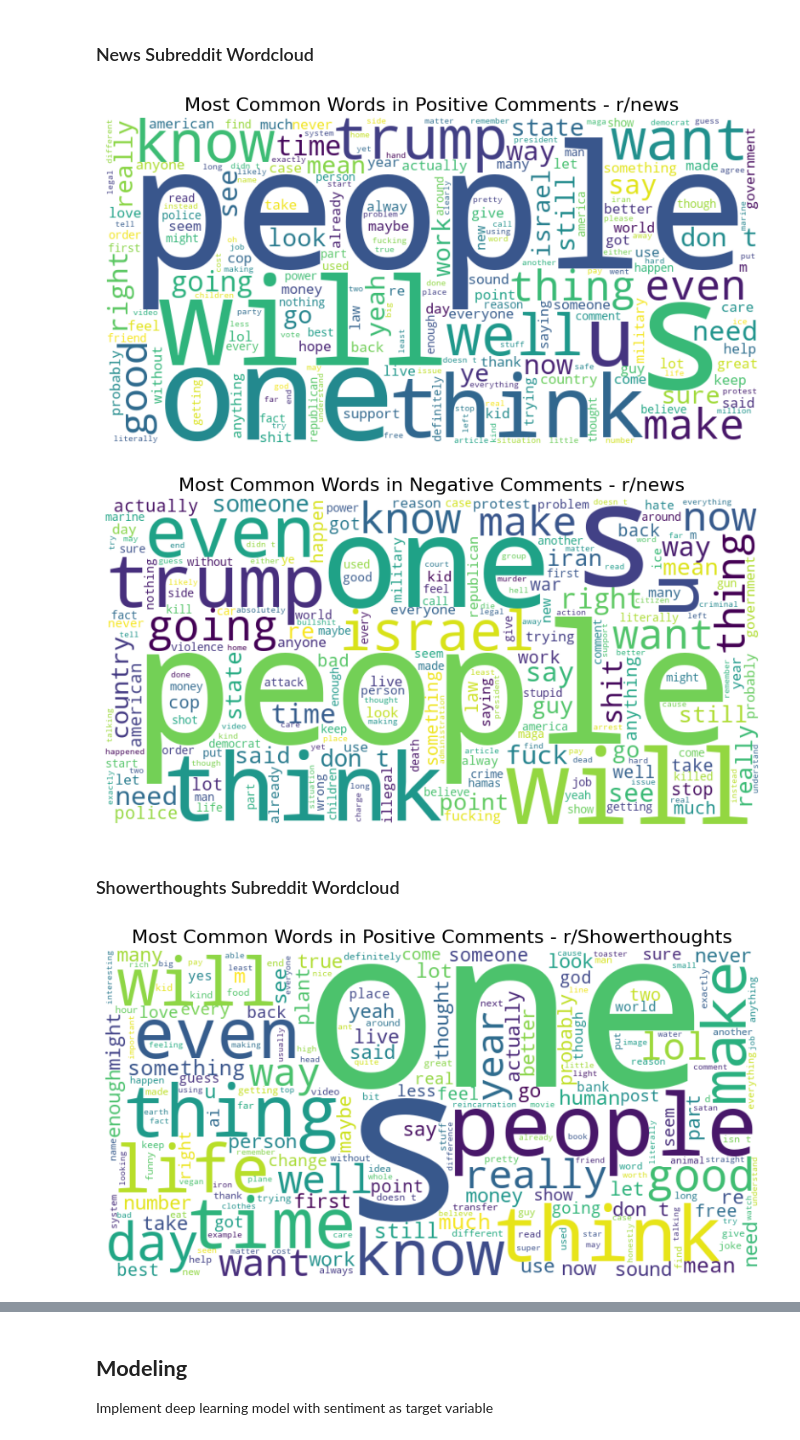
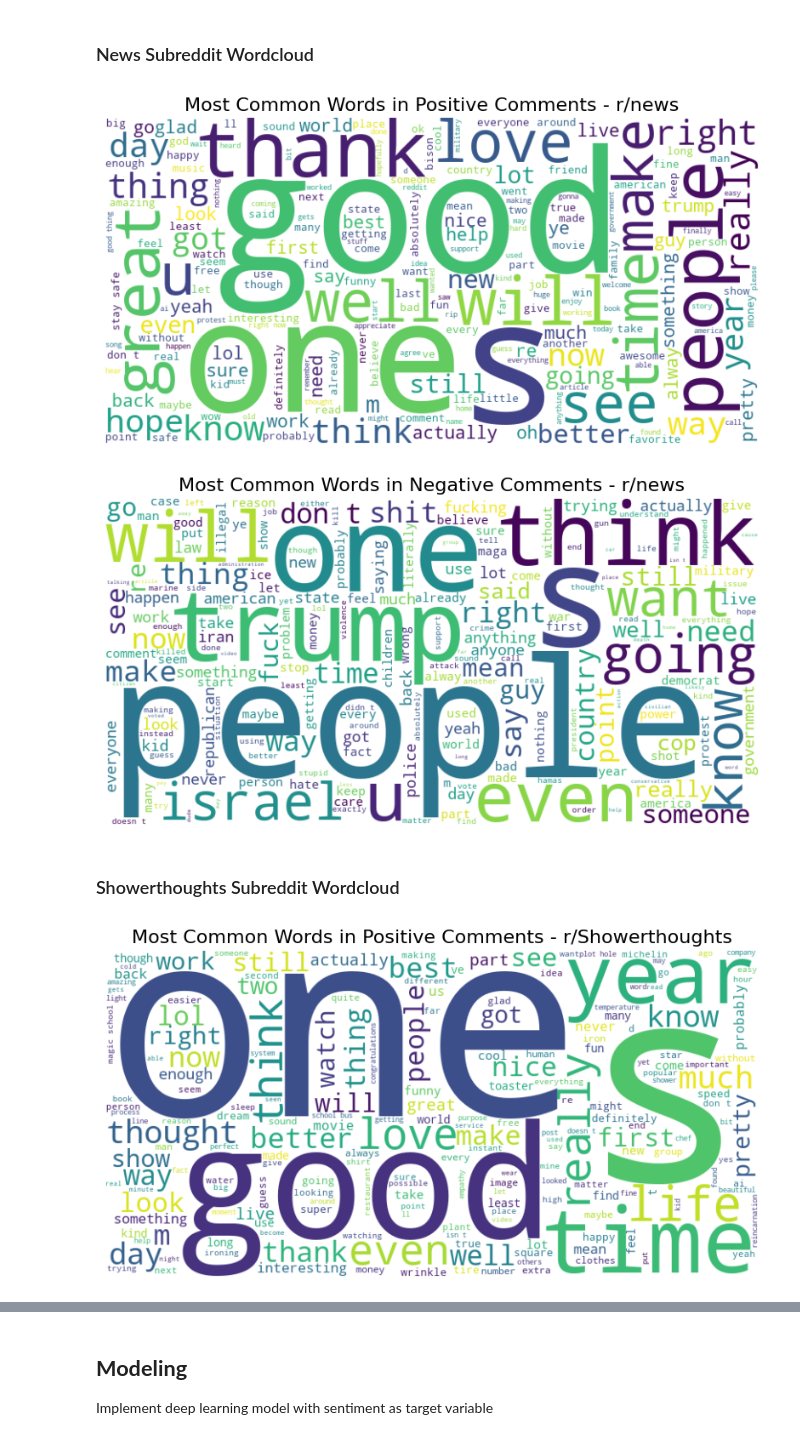
Before and after one commit to mtrmizzy/real-time-sentiment-dashboard, a Jupyter notebook: src/BERT_Labeled_Data_Model_Notebook.ipynb, the cells around one changed output, grey strips where cells are left out. Drawn from its saved outputs; the diff is of its cells as text; code cells hidden in the pictures.

Commit message:
Replaced Vader Sentiment tool with RoBERTa Model as Sentiment Labeler. Evaluated Model Classifiers performance trained on RoBERTa-labeled data.

```diff
--- a/src/BERT_Labeled_Data_Model_Notebook.ipynb
+++ b/src/BERT_Labeled_Data_Model_Notebook.ipynb
@@ -546,0 +637,25 @@ cleaned_comments_df.tail()
+# %%
+all_preds = []
+
+with torch.no_grad():
+    for batch in tqdm(bert_dataloader):
+        input_ids, attention_mask = [x.to(device) for x in batch]
+        outputs = bert_sentiment_model(input_ids=input_ids, attention_mask=attention_mask)
+        logits = outputs.logits
+        batch_preds = torch.argmax(logits, dim=1)
+        all_preds.extend(batch_preds.cpu().numpy())
+# %%
+# # Function to reduce Class Sentiment from 5 to 3
+# def map_bert_to_three_class(bert_label):
+#     if bert_label == 1:
+#         return 0  # Negative
+#     elif bert_label in [2, 3, 4]:
+#         return 1  # Neutral
+#     else:
+#         return 2  # Positive
+
+# # Apply mapping
+# three_class_sentiments = [map_bert_to_three_class(label) for label in all_preds]
+
+# Store in DataFrame
+cleaned_comments_df["sentiment"] = all_preds
@@ -546,0 +761,5 @@ cleaned_comments_df.tail()
+# %%
+label_map = {0: 'negative', 1: 'neutral', 2: 'positive'}
+
+cleaned_posts_df['label'] = cleaned_posts_df['sentiment'].map(label_map)
+cleaned_comments_df['label'] = cleaned_comments_df['sentiment'].map(label_map)
@@ -736,47 +970,47 @@ news_normal = cleaned_comments_df[
 
 # Positive comments from r/news
 news_pos = news_normal[
-    (cleaned_comments_df['vader_label'] == 'positive')
+    (cleaned_comments_df['label'] == 'positive')
 ]
 
 # Join all text into one string
 news_pos_text = ' '.join(news_pos['body'])
 generate_wordcloud(news_pos_text, 'Most Common Words in Positive Comments - r/news')
 # %% [output]
-[figure, old version]
+[figure, new version]
 # %%
 # Negative comments from r/news
 news_neg = news_normal[
-    (cleaned_comments_df['vader_label'] == 'negative')
+    (cleaned_comments_df['label'] == 'negative')
 ]
 
 # Join all text into one string
 news_neg_text = ' '.join(news_neg['body'])
 generate_wordcloud(news_neg_text, 'Most Common Words in Negative Comments - r/news')
 # %% [output]
-[figure, old version]
+[figure, new version]
 # %% [markdown]
 ### Showerthoughts Subreddit Wordcloud
 # %%
 # Normalize subreddit
 cleaned_comments_df['subreddit'] = cleaned_comments_df['subreddit'].str.lower()
 
 # Filter only normal user comments in r/showerthoughts
 showerthoughts_normal = cleaned_comments_df[
     (cleaned_comments_df['subreddit'] == 'showerthoughts') &
     (cleaned_comments_df['distinguished'] == 'Normal User')
 ]
 
 # Positive comments from r/Showerthoughts
 showerthoughts_pos = showerthoughts_normal[
-    (cleaned_comments_df['vader_label'] == 'positive')
+    (cleaned_comments_df['label'] == 'positive')
 ]
 
 # Join all text into one string
 showerthoughts_pos_text = ' '.join(showerthoughts_pos['body'])
 generate_wordcloud(showerthoughts_pos_text, 'Most Common Words in Positive Comments - r/Showerthoughts')
 # %% [output]
-[figure, old version]
+[figure, new version]
 # %%
 # Negative comments from r/Showerthoughts
 showerthoughts_neg = showerthoughts_normal[
```
Also changed, not shown: parts of 81 cells of this notebook.
